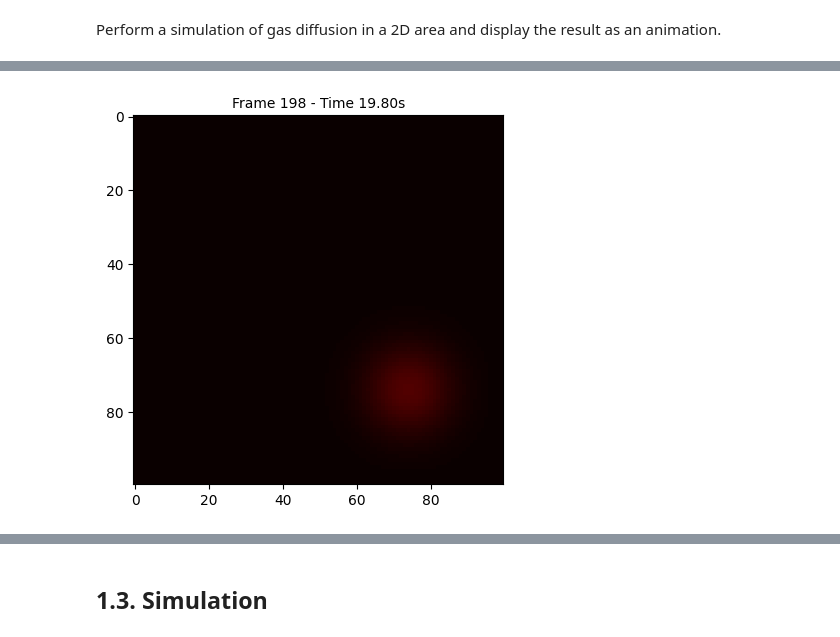
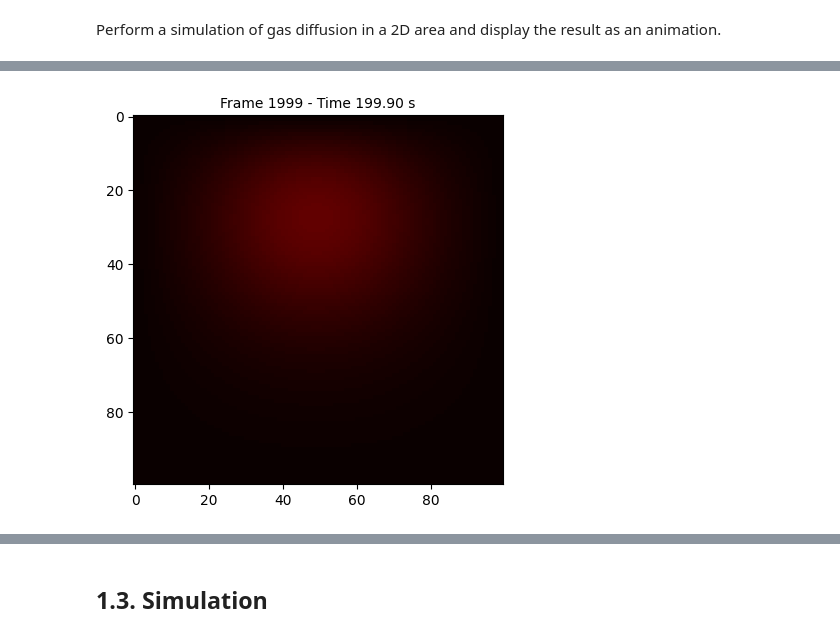
Before and after one commit to AlixANNERAUD/Odor_localization, a Jupyter notebook: Simulation/Simulation.ipynb, the cells around one changed output, grey strips where cells are left out. Saved outputs shown, nothing was run; the diff lists cells and outputs as text; code cells hidden in the pictures.

```diff
--- a/Simulation/Simulation.ipynb
+++ b/Simulation/Simulation.ipynb
@@ -28,13 +31,13 @@ Define a builder class to create the simulation environment
 class FickDiffusionBuilder():
 
     def __init__(self):
-        self.size = (10, 10)
+        self.size = (20, 20)
 
-        self.points = (50, 50)
+        self.points = (100, 100)
 
         self.source_rate = 10
 
-        self.source_position = (5, 5)
+        self.source_position = np.array([5, 10])
 
         self.dt = 0.1
 
@@ -84,8 +87,7 @@ class FickDiffusionBuilder():
 
         Parameters:
 
-        source_position : tuple
-            The position of the source in the grid (x, y)
+        - source_position (numpy.ndarray of shape (2,)) : The position of the source in the grid in meters
         """
 
         self.source_position = source_position
@@ -441,13 +455,10 @@ class FickDiffusion():
 Perform a simulation of gas diffusion in a 2D area and display the result as an animation.
 # %%
 ani = (FickDiffusionBuilder()
-    .set_points((100, 100))
-    .set_size((20, 20))
-    .set_source_position((15,15))
     .build()
-    .animate(20, source_end=10))
+    .animate(200, source_end=150))
 
 HTML(ani.to_html5_video())
 # %% [output]
 [interactive output not drawn]
-[figure, old version]
+[figure, new version]
```
Also changed, not shown: parts of 21 cells of this notebook, 3 other files.
